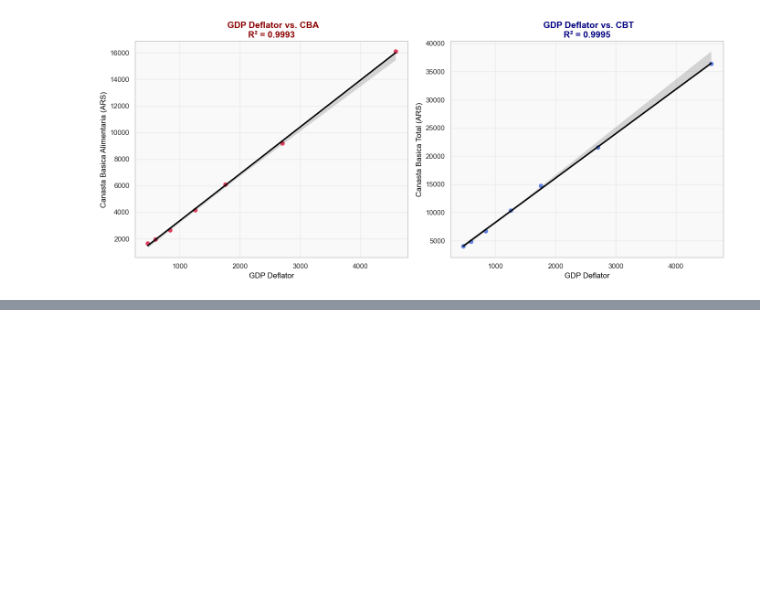
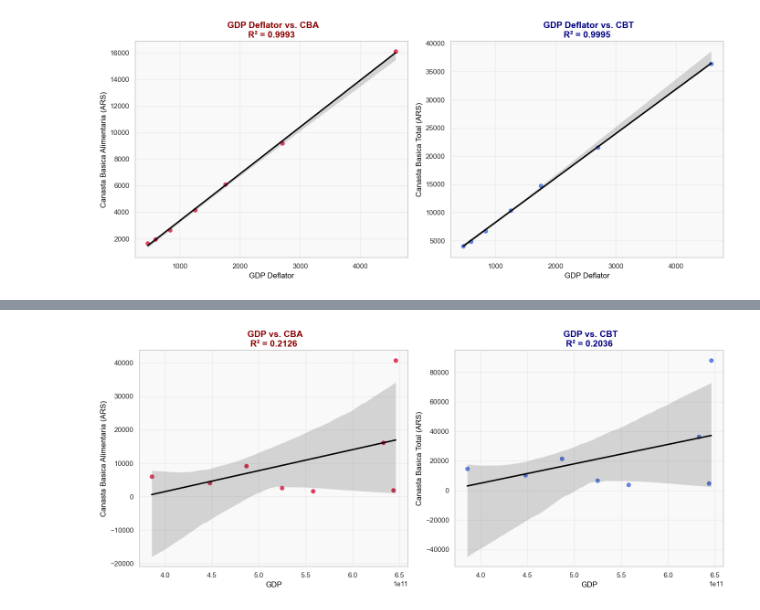
Before and after one commit to ernbilen/Data400_Spring25, a Jupyter notebook: mini project/mini_project/analysis.ipynb, the cells around one changed output, grey strips where cells are left out. Saved outputs shown, nothing was run; the diff lists cells and outputs as text; code cells hidden in the pictures; blank space fills up the shorter version.

```diff
--- a/mini project/mini_project/analysis.ipynb
+++ b/mini project/mini_project/analysis.ipynb
@@ -439,0 +455,16 @@ plt.show()
+# %%
+# Define independent (X) and dependent (y) variables
+# Merge Data
+merged_df = pd.merge(cba_yearly_df, gdp_arg_df, on="Year", how="inner")
+
+X = merged_df[["GDP"]].values
+y_cba = merged_df["Canasta Basica Alimentaria"].values
+y_cbt = merged_df["Canasta Basica Total"].values
+
+# Initialize and fit the models
+model_cba = LinearRegression().fit(X, y_cba)
+model_cbt = LinearRegression().fit(X, y_cbt)
+
+# Generate predictions
+y_pred_cba = model_cba.predict(X)
+y_pred_cbt = model_cbt.predict(X)
@@ -439,0 +507,33 @@ plt.show()
+# %%
+# Set Seaborn theme for aesthetics
+sns.set_theme(style="whitegrid")
+
+# Create figure for plots
+fig, ax = plt.subplots(1, 2, figsize=(14, 6))
+
+# Colors
+scatter_color_cba = "crimson"
+scatter_color_cbt = "royalblue"
+line_color = "black"
+
+# Plot CBA Regression
+sns.regplot(x=X, y=y_cba, scatter=True, color=scatter_color_cba, line_kws={"color": line_color}, ax=ax[0])
+ax[0].set_xlabel("GDP", fontsize=12, color="black")
+ax[0].set_ylabel("Canasta Basica Alimentaria (ARS)", fontsize=12, color="black")
+ax[0].set_title(f" GDP vs. CBA\nR² = {r_squared_cba:.4f}", fontsize=14, fontweight="bold", color="darkred")
+ax[0].grid(alpha=0.3)
+ax[0].set_facecolor("#f9f9f9")
+
+# Plot CBT Regression
+sns.regplot(x=X, y=y_cbt, scatter=True, color=scatter_color_cbt, line_kws={"color": line_color}, ax=ax[1])
+ax[1].set_xlabel("GDP", fontsize=12, color="black")
+ax[1].set_ylabel("Canasta Basica Total (ARS)", fontsize=12, color="black")
+ax[1].set_title(f" GDP vs. CBT\nR² = {r_squared_cbt:.4f}", fontsize=14, fontweight="bold", color="navy")
+ax[1].grid(alpha=0.3)
+ax[1].set_facecolor("#f9f9f9")
+
+# Adjust layout and show the plots
+plt.tight_layout()
+plt.show()
+# %% [output]
+[figure, added]
```
Also changed, not shown: parts of 3 cells of this notebook, 5 other files.
